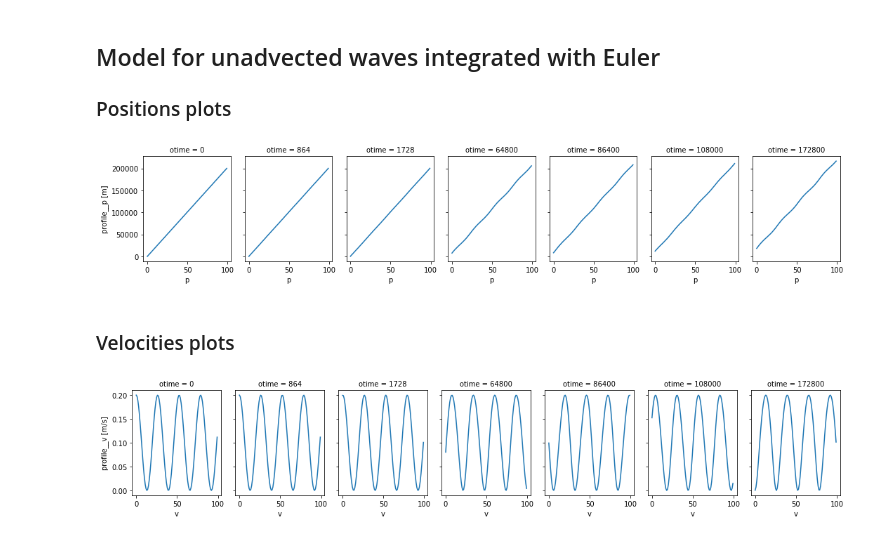
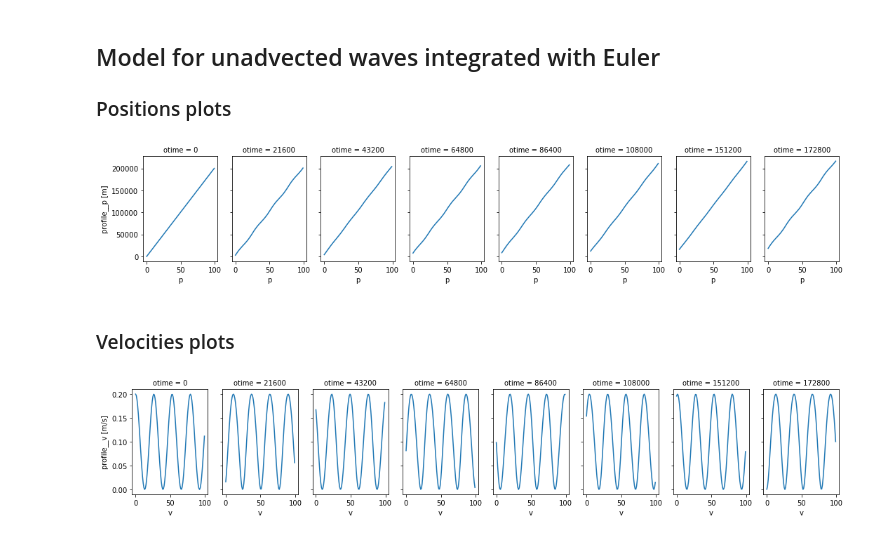
Before and after one commit to margot-demol/stage-m1, a Jupyter notebook: simple_integration.ipynb, the cells around one changed output. Cells and saved outputs as stored; diff of their text form; code cells hidden in the pictures.

```diff
--- a/simple_integration.ipynb
+++ b/simple_integration.ipynb
@@ -140,12 +140,12 @@ profile
 #CREATE SET UP
 in_ds_advect = xs.create_setup(model=advect_model,
                         clocks={'time': np.linspace(0,48*3600, 201),
-                                'otime': [0, 864,1728,64800,86400, 108000,172800 ]},
+                                'otime': [0, 21600,43200,64800,86400, 108000,151200,172800 ]},
                         master_clock='time',
                         input_vars={'init': {'mini': 0., 'maxi': 200000., 'N':100},#INITIALISATION
-                                    'velocity': {'um': 0.1, 'uw': 0.1, 'w':1.4*10**(-4), 'k':6.10**(-5)},
+                                    'velocity': {'um': 0.1, 'uw': 0.5, 'w':1.4*10**(-4), 'k':6.10**(-5)},
                                     },
-                        output_vars={'profile__p' : 'otime',})
+                        output_vars={'profile__p' : 'otime','profile__v' : 'otime'})
 # %%
 in_ds_advect
 # %% [output]
@@ -220,5 +202,0 @@ _ = p.sel(p=[0, 1., 2.], method='nearest').plot.line(x='otime')
-# %%
-out_vars = {'profile__v':'otime'}
-with advect_model:
-    out_ds_advect2 = (in_ds_advect.xsimlab.update_vars(output_vars=out_vars).xsimlab.run())
-out_ds_advect2
@@ -365,12 +283,10 @@ unadvect_model = advect_model.update_processes({"velocity": UnadvectedWave})
 out_ds_unadvect = in_ds_advect.xsimlab.run(model=unadvect_model)
 out_ds_unadvect.profile__p.plot(col="otime", figsize=(15,3));
 # %% [output]
-[figure, old version]
+[figure, new version]
 # %% [markdown]
 ### Velocities plots
 # %%
-with unadvect_model:
-    out_ds_unadvect2 = (in_ds_advect.xsimlab.update_vars(output_vars=out_vars).xsimlab.run())
-out_ds_unadvect2.profile__v.plot(col="otime", figsize=(15,3));
+out_ds_unadvect.profile__v.plot(col="otime", figsize=(15,3));
 # %% [output]
-[figure, old version]
+[figure, new version]
```
Also changed, not shown: parts of 28 cells of this notebook.
